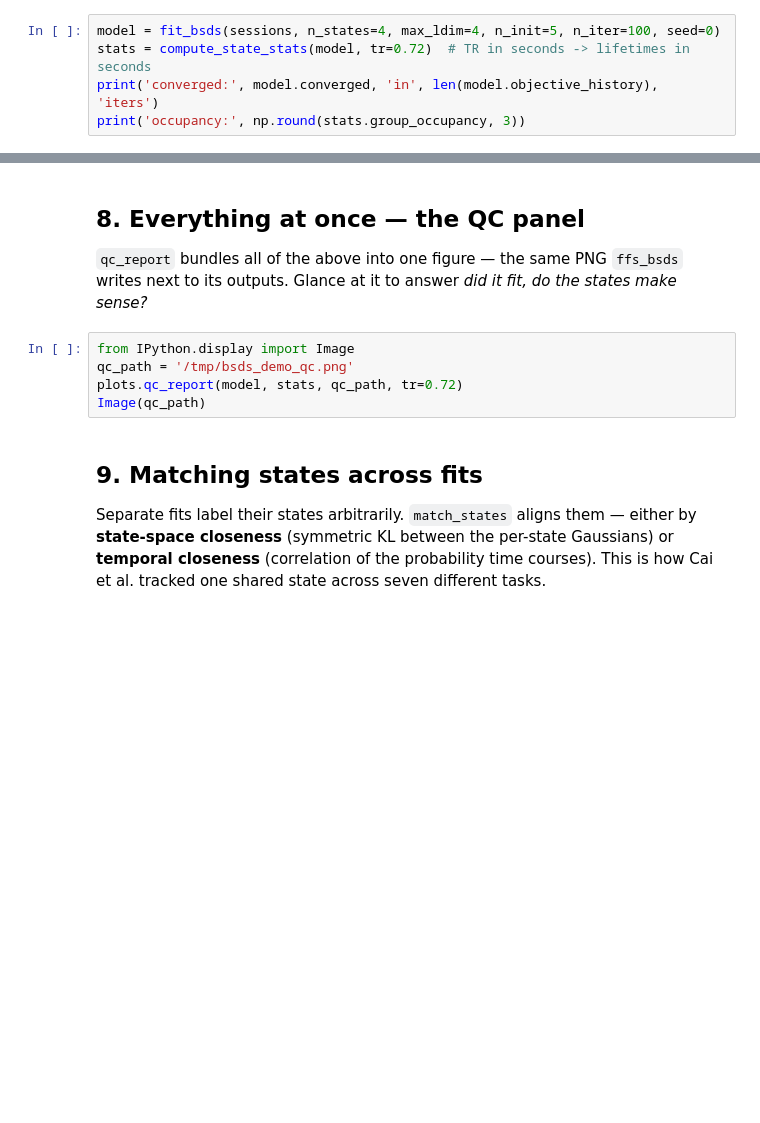
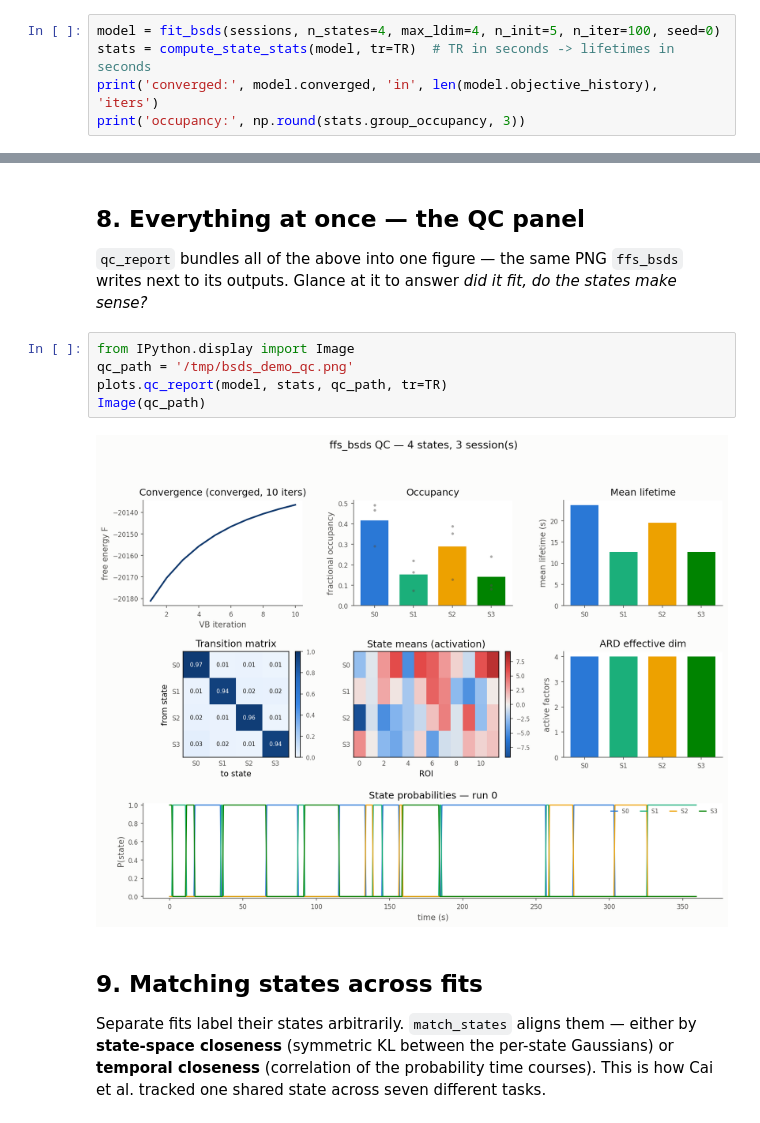
Before and after one commit to dowdlelt/fastfuncstuff, a Jupyter notebook: notebooks/bsds_demo.ipynb, the cells around one changed output, grey strips where cells are left out. Drawn from its saved outputs; the diff is of its cells as text; blank space fills up the shorter version.

```diff
--- a/notebooks/bsds_demo.ipynb
+++ b/notebooks/bsds_demo.ipynb
@@ -55,6 +95,6 @@ and decodes the most-likely state sequence. `n_states` is an **upper bound** —
 prunes unused states/factors, so you can start generous.
 # %%
 model = fit_bsds(sessions, n_states=4, max_ldim=4, n_init=5, n_iter=100, seed=0)
-stats = compute_state_stats(model, tr=0.72)  # TR in seconds -> lifetimes in seconds
+stats = compute_state_stats(model, tr=TR)  # TR in seconds -> lifetimes in seconds
 print('converged:', model.converged, 'in', len(model.objective_history), 'iters')
 print('occupancy:', np.round(stats.group_occupancy, 3))
@@ -127,8 +184,10 @@ outputs. Glance at it to answer *did it fit, do the states make sense?*
 # %%
 from IPython.display import Image
 qc_path = '/tmp/bsds_demo_qc.png'
-plots.qc_report(model, stats, qc_path, tr=0.72)
+plots.qc_report(model, stats, qc_path, tr=TR)
 Image(qc_path)
+# %% [output]
+[figure, added]
 # %% [markdown]
 ## 9. Matching states across fits
 
```
Also changed, not shown: parts of 14 cells of this notebook.
